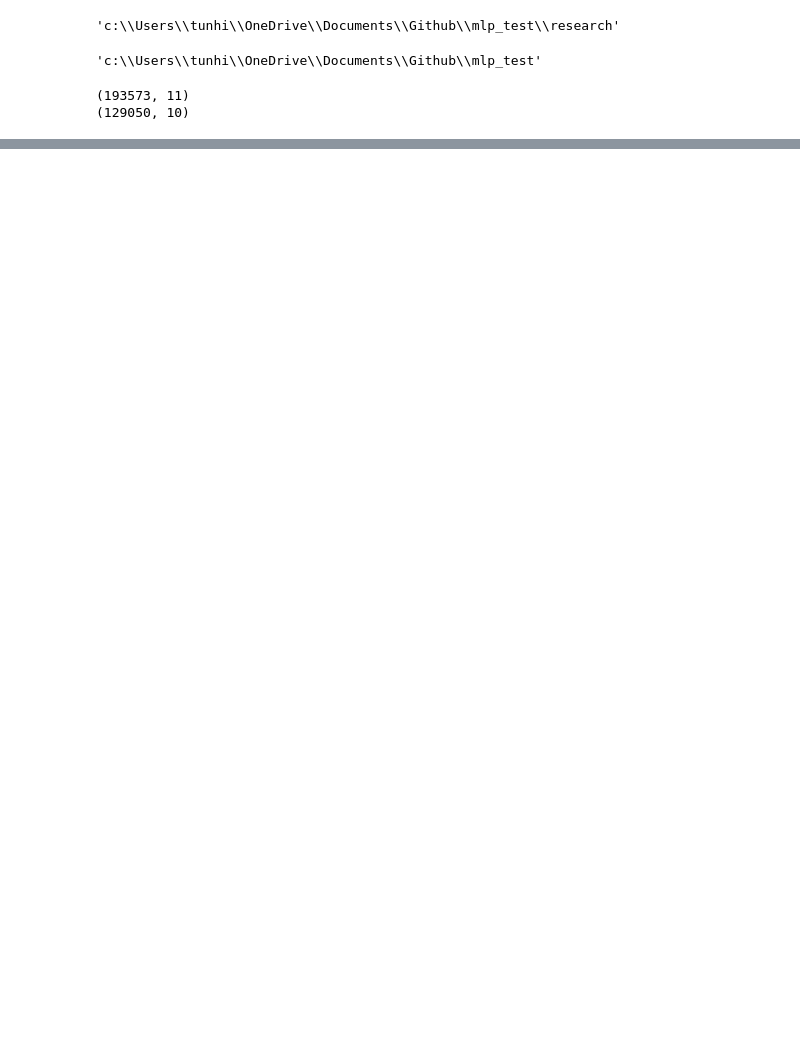
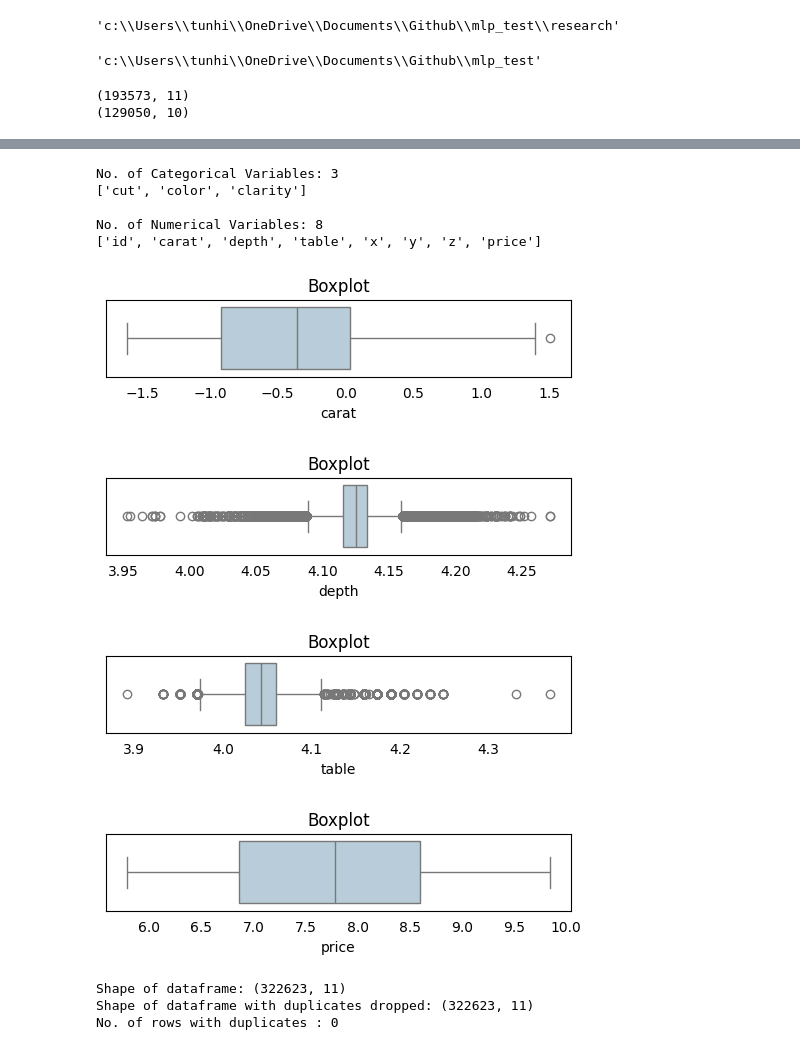
Before and after one commit to aprilhong/MLP_Test, a Jupyter notebook: research/trials.ipynb, the cells around one changed output, grey strips where cells are left out. Drawn from its saved outputs; the diff is of its cells as text; code cells hidden in the pictures; blank space fills up the shorter version.

```diff
--- a/research/trials.ipynb
+++ b/research/trials.ipynb
@@ -42,0 +85,49 @@ data.to_csv(path+'data.csv', index=False);
+# %%
+# Separate numerical and categorical variables into different df
+cat_cols = data.select_dtypes(include=['object']).columns.tolist()
+num_cols = data.select_dtypes(include=['float64','int64']).columns.tolist()   # continuous + discrete
+print('No. of Categorical Variables:', len(cat_cols))
+print(cat_cols)
+print(' ')
+print('No. of Numerical Variables:', len(num_cols))
+print(num_cols)
+# %% [output]
+No. of Categorical Variables: 3
+['cut', 'color', 'clarity']
+
+No. of Numerical Variables: 8
+['id', 'carat', 'depth', 'table', 'x', 'y', 'z', 'price']
+# %%
+import seaborn as sns
+
+for feature in num_cols:
+    data2=data.copy()
+
+    if 0 in data[feature].unique():
+        pass
+    else:
+        plt.figure(figsize = (6, 1))
+        data[feature]=np.log(data[feature])
+        ax = sns.boxplot(data=data, x=feature,color='#b3cede')
+        ax.tick_params(left=False, bottom=False) # Remove ticks
+        plt.title('Boxplot')
+        plt.show()
+# %% [output]
+[figure, added]
+[figure, added]
+[figure, added]
+[figure, added]
+# %%
+# Check for duplicates
+print('Shape of dataframe:', data.shape)
+print('Shape of dataframe with duplicates dropped:', data.drop_duplicates().shape)
+
+df_row = len(data)
+df_row_no_dupe = len(data.drop_duplicates())
+df_row_dupe = df_row - df_row_no_dupe
+
+print('No. of rows with duplicates :', df_row_dupe)
+# %% [output]
+Shape of dataframe: (322623, 11)
+Shape of dataframe with duplicates dropped: (322623, 11)
+No. of rows with duplicates : 0
```
Also changed, not shown: parts of 7 cells of this notebook, 20 other files.
